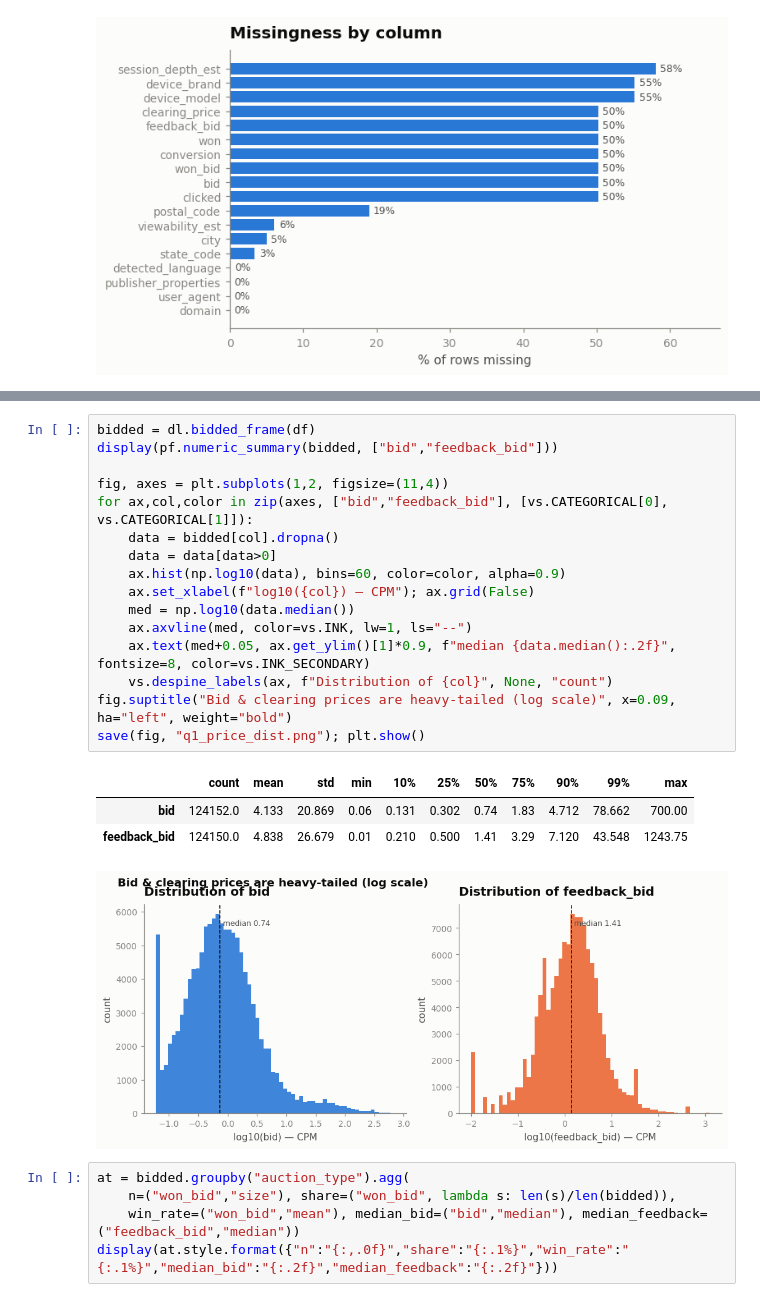
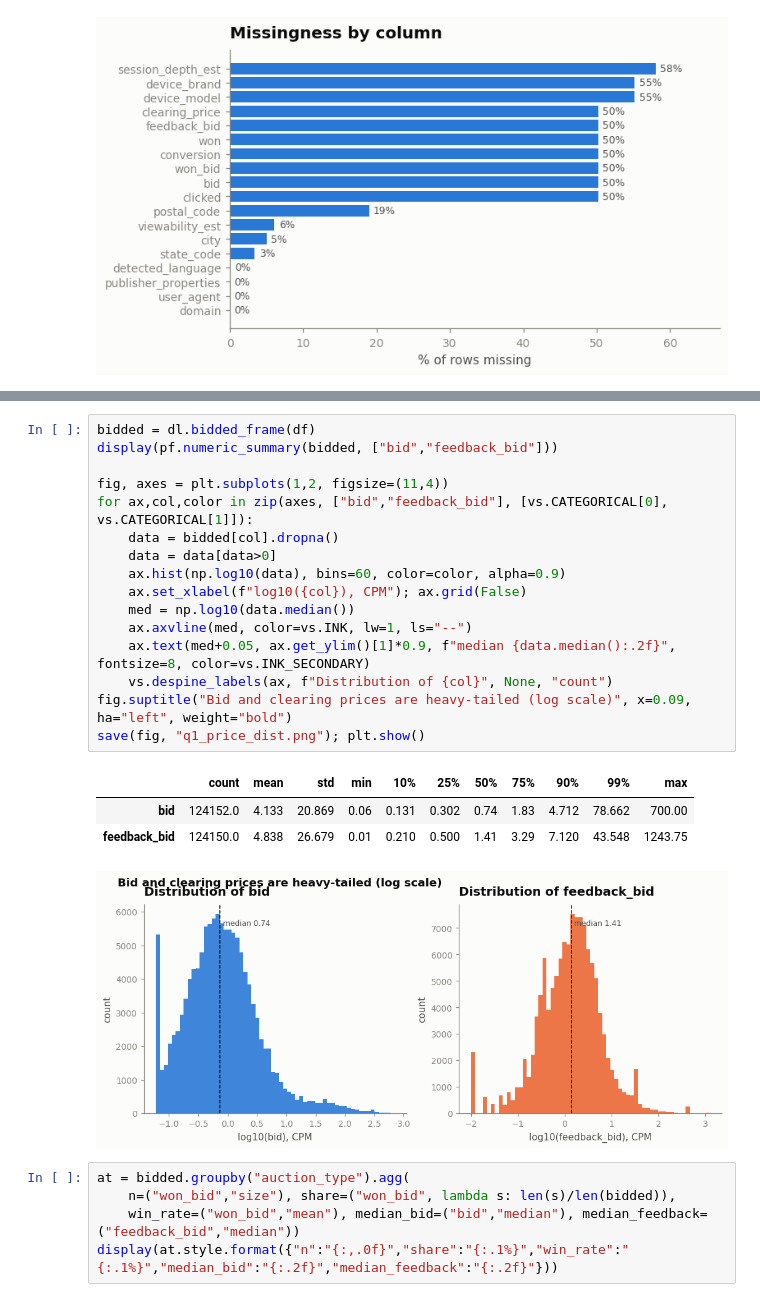
Before and after one commit to eforus-overseer/bid-whisperer, a Jupyter notebook: notebooks/analysis.ipynb, the cells around one changed output, grey strips where cells are left out. Saved outputs shown, nothing was run; the diff lists cells and outputs as text.

```diff
--- a/notebooks/analysis.ipynb
+++ b/notebooks/analysis.ipynb
@@ -163,24 +168,24 @@ we compute Q2 there.
 # %%
 bidded = dl.bidded_frame(df)
 display(pf.numeric_summary(bidded, ["bid","feedback_bid"]))
 
 fig, axes = plt.subplots(1,2, figsize=(11,4))
 for ax,col,color in zip(axes, ["bid","feedback_bid"], [vs.CATEGORICAL[0], vs.CATEGORICAL[1]]):
     data = bidded[col].dropna()
     data = data[data>0]
     ax.hist(np.log10(data), bins=60, color=color, alpha=0.9)
-    ax.set_xlabel(f"log10({col}) — CPM"); ax.grid(False)
+    ax.set_xlabel(f"log10({col}), CPM"); ax.grid(False)
     med = np.log10(data.median())
     ax.axvline(med, color=vs.INK, lw=1, ls="--")
     ax.text(med+0.05, ax.get_ylim()[1]*0.9, f"median {data.median():.2f}", fontsize=8, color=vs.INK_SECONDARY)
     vs.despine_labels(ax, f"Distribution of {col}", None, "count")
-fig.suptitle("Bid & clearing prices are heavy-tailed (log scale)", x=0.09, ha="left", weight="bold")
+fig.suptitle("Bid and clearing prices are heavy-tailed (log scale)", x=0.09, ha="left", weight="bold")
 save(fig, "q1_price_dist.png"); plt.show()
 # %% [output]
 |  | count | mean | std | min | 10% | 25% | 50% | 75% | 90% | 99% | max |
 | bid | 124152.0 | 4.133 | 20.869 | 0.06 | 0.131 | 0.302 | 0.74 | 1.83 | 4.712 | 78.662 | 700.00 |
 | feedback_bid | 124150.0 | 4.838 | 26.679 | 0.01 | 0.210 | 0.500 | 1.41 | 3.29 | 7.120 | 43.548 | 1243.75 |
-[figure, old version]
+[figure, new version]
 # %%
 at = bidded.groupby("auction_type").agg(
     n=("won_bid","size"), share=("won_bid", lambda s: len(s)/len(bidded)),
```
Also changed, not shown: parts of 69 cells of this notebook, 53 other files.
